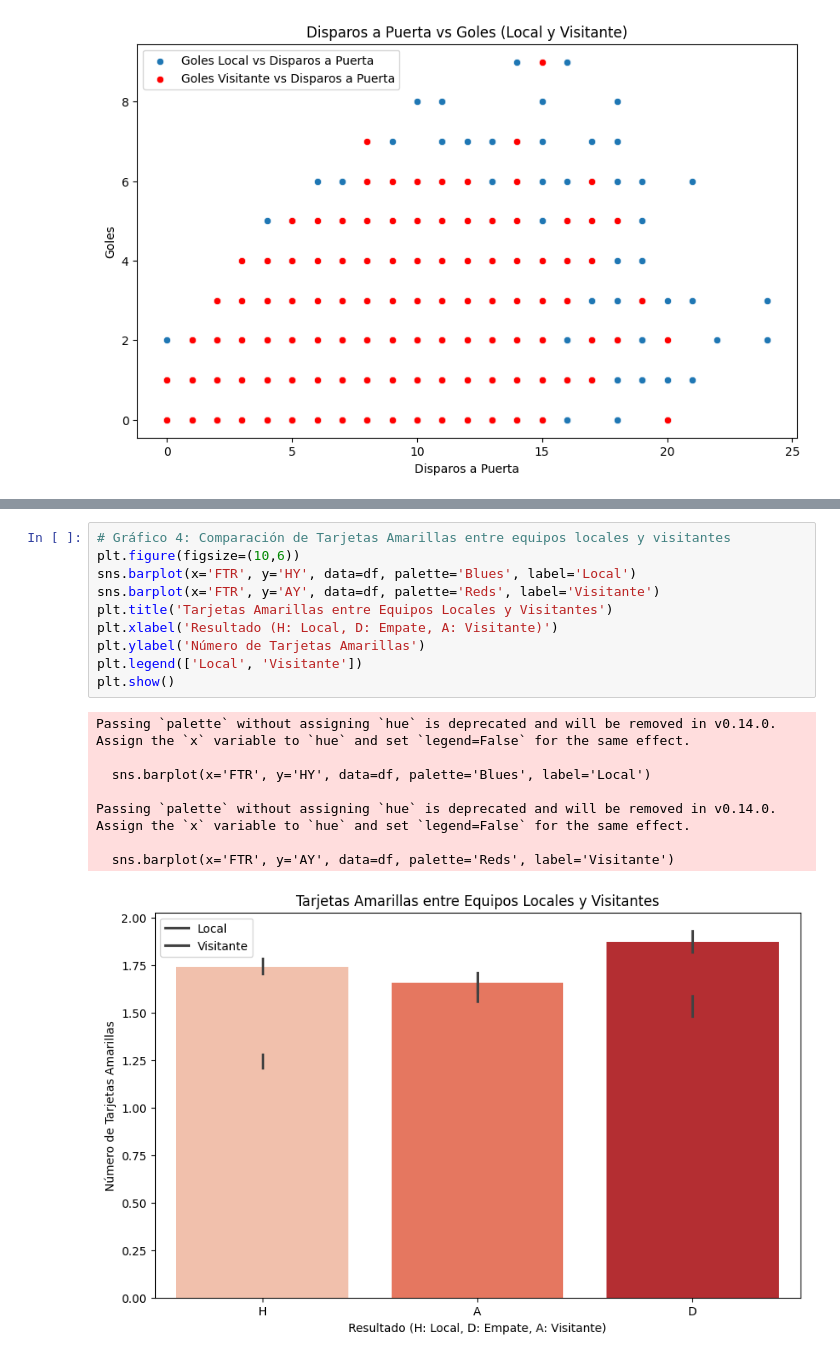
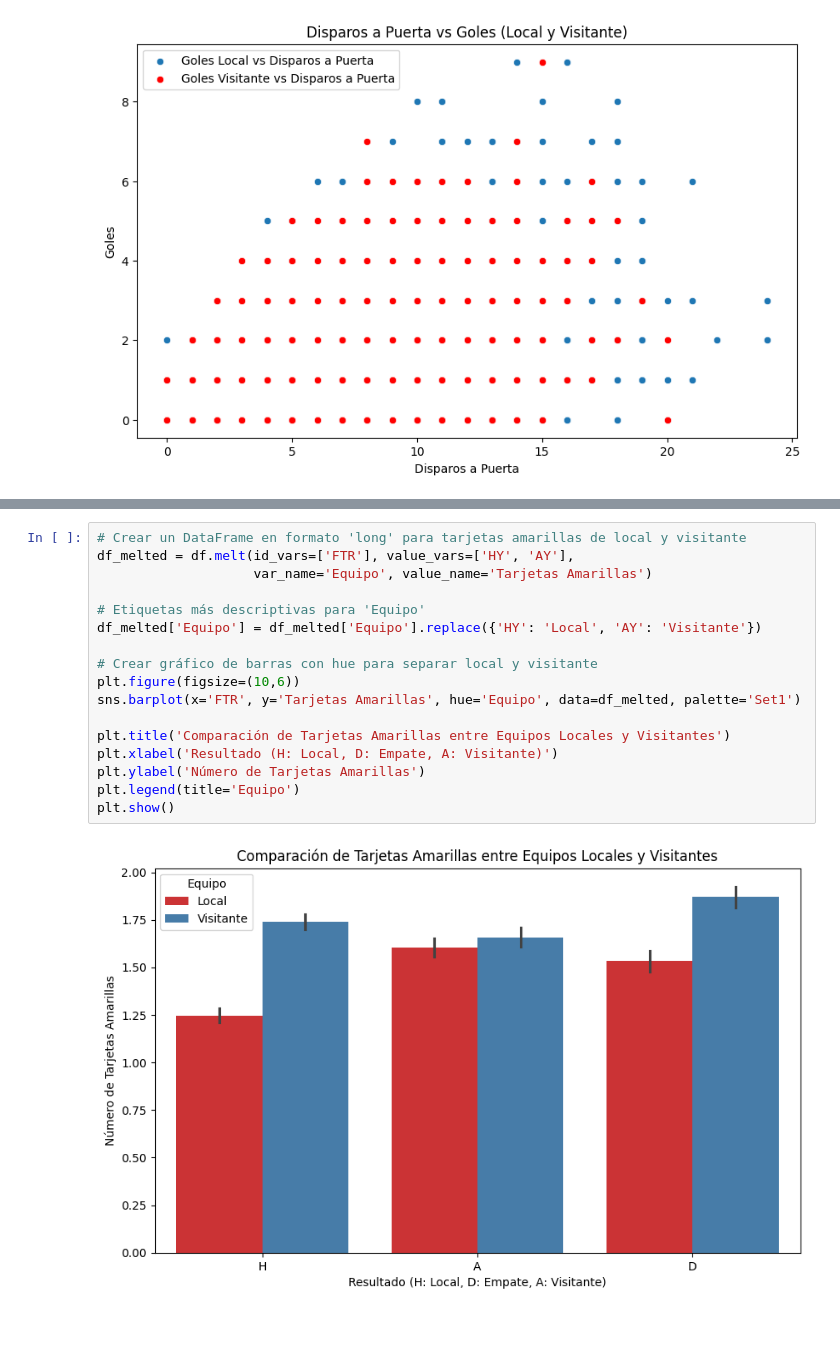
Before and after one commit to MarianoNaveyra/DataScience, a Jupyter notebook: Proyecto_Partell_Naveyra.ipynb, the cells around one changed output, grey strips where cells are left out. Cells and saved outputs as stored; diff of their text form; blank space fills up the shorter version.

```diff
--- a/Proyecto_Partell_Naveyra.ipynb
+++ b/Proyecto_Partell_Naveyra.ipynb
@@ -98,19 +96,19 @@ Passing `palette` without assigning `hue` is deprecated and will be removed in v
 # %%
-# Gráfico 4: Comparación de Tarjetas Amarillas entre equipos locales y visitantes
+# Crear un DataFrame en formato 'long' para tarjetas amarillas de local y visitante
+df_melted = df.melt(id_vars=['FTR'], value_vars=['HY', 'AY'],
+                    var_name='Equipo', value_name='Tarjetas Amarillas')
+
+# Etiquetas más descriptivas para 'Equipo'
+df_melted['Equipo'] = df_melted['Equipo'].replace({'HY': 'Local', 'AY': 'Visitante'})
+
+# Crear gráfico de barras con hue para separar local y visitante
 plt.figure(figsize=(10,6))
-sns.barplot(x='FTR', y='HY', data=df, palette='Blues', label='Local')
-sns.barplot(x='FTR', y='AY', data=df, palette='Reds', label='Visitante')
-plt.title('Tarjetas Amarillas entre Equipos Locales y Visitantes')
+sns.barplot(x='FTR', y='Tarjetas Amarillas', hue='Equipo', data=df_melted, palette='Set1')
+
+plt.title('Comparación de Tarjetas Amarillas entre Equipos Locales y Visitantes')
 plt.xlabel('Resultado (H: Local, D: Empate, A: Visitante)')
 plt.ylabel('Número de Tarjetas Amarillas')
-plt.legend(['Local', 'Visitante'])
+plt.legend(title='Equipo')
 plt.show()
 # %% [output]
-Passing `palette` without assigning `hue` is deprecated and will be removed in v0.14.0. Assign the `x` variable to `hue` and set `legend=False` for the same effect.
-
-  sns.barplot(x='FTR', y='HY', data=df, palette='Blues', label='Local')
-
-Passing `palette` without assigning `hue` is deprecated and will be removed in v0.14.0. Assign the `x` variable to `hue` and set `legend=False` for the same effect.
-
-  sns.barplot(x='FTR', y='AY', data=df, palette='Reds', label='Visitante')
-[figure, old version]
+[figure, new version]
```
Also changed, not shown: parts of 3 cells of this notebook.
